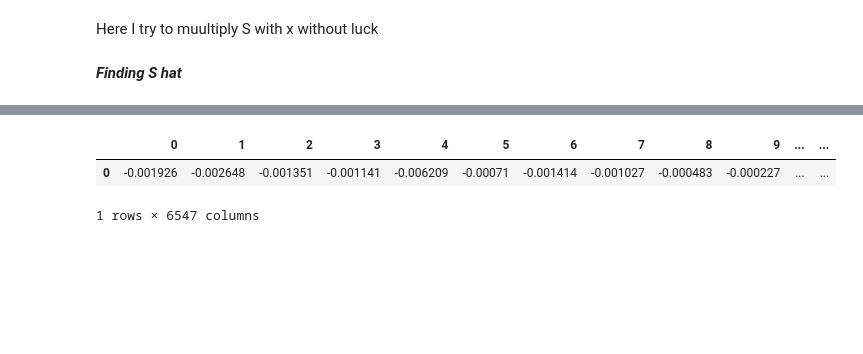
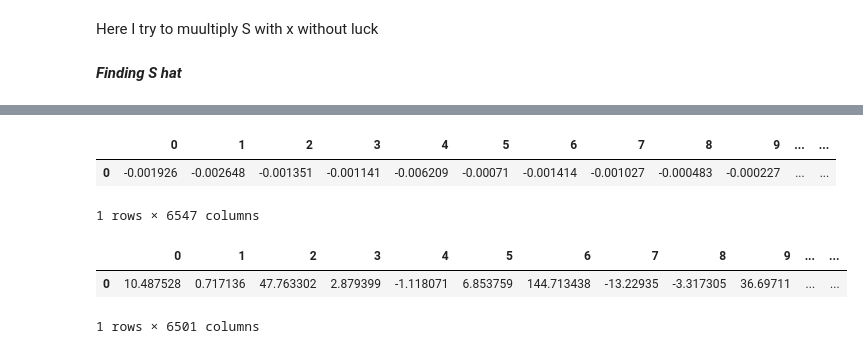
Before and after one commit to MathiasAlten/Input-Output, a Jupyter notebook: code/X_star.ipynb, the cells around one changed output, grey strips where cells are left out. Cells and saved outputs as stored; diff of their text form; code cells hidden in the pictures; blank space fills up the shorter version.

```diff
--- a/code/X_star.ipynb
+++ b/code/X_star.ipynb
@@ -439,6 +479,8 @@ X_filtered.shape
 # %%
 X_inv = np.linalg.inv(X_df)
+X_inv_star = np.linalg.inv(X_star_df)
 display(X_inv)
+display(X_inv_star)
 # %% [output]
 array([[ 9.20528591e-03,  9.86285136e-22,  3.06804731e-21, ...,
         -8.91128067e-11, -5.45156618e-10, -7.84700323e-12],
@@ -457,8 +513,13 @@ array([[ 9.20528591e-03,  9.86285136e-22,  3.06804731e-21, ...,
 # %%
 S =  F_filtered @ X_inv
+S_star = F_filtered_star @ X_inv_star
 # %%
 display(S)
+display(S_star)
 # %% [output]
 |  | 0 | 1 | 2 | 3 | 4 | 5 | 6 | 7 | 8 | 9 | ... | ... |
 | 0 | -0.001926 | -0.002648 | -0.001351 | -0.001141 | -0.006209 | -0.00071 | -0.001414 | -0.001027 | -0.000483 | -0.000227 | ... | ... |
 1 rows × 6547 columns
+|  | 0 | 1 | 2 | 3 | 4 | 5 | 6 | 7 | 8 | 9 | ... | ... |
+| 0 | 10.487528 | 0.717136 | 47.763302 | 2.879399 | -1.118071 | 6.853759 | 144.713438 | -13.22935 | -3.317305 | 36.69711 | ... | ... |
+1 rows × 6501 columns
```
Also changed, not shown: parts of 7 cells of this notebook.
